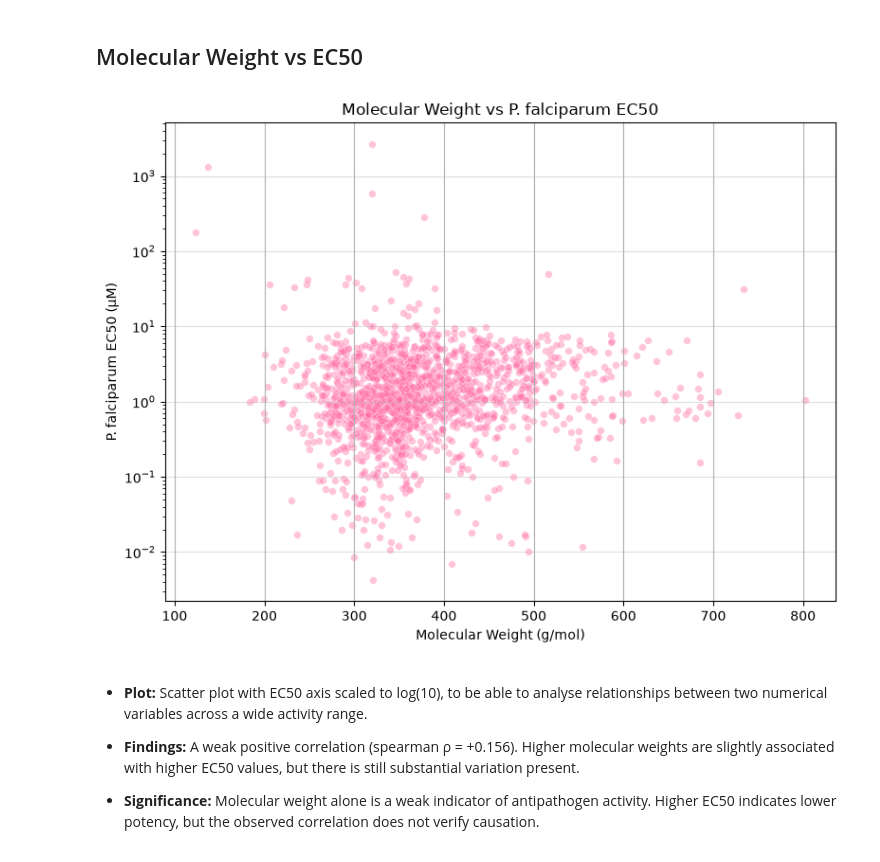
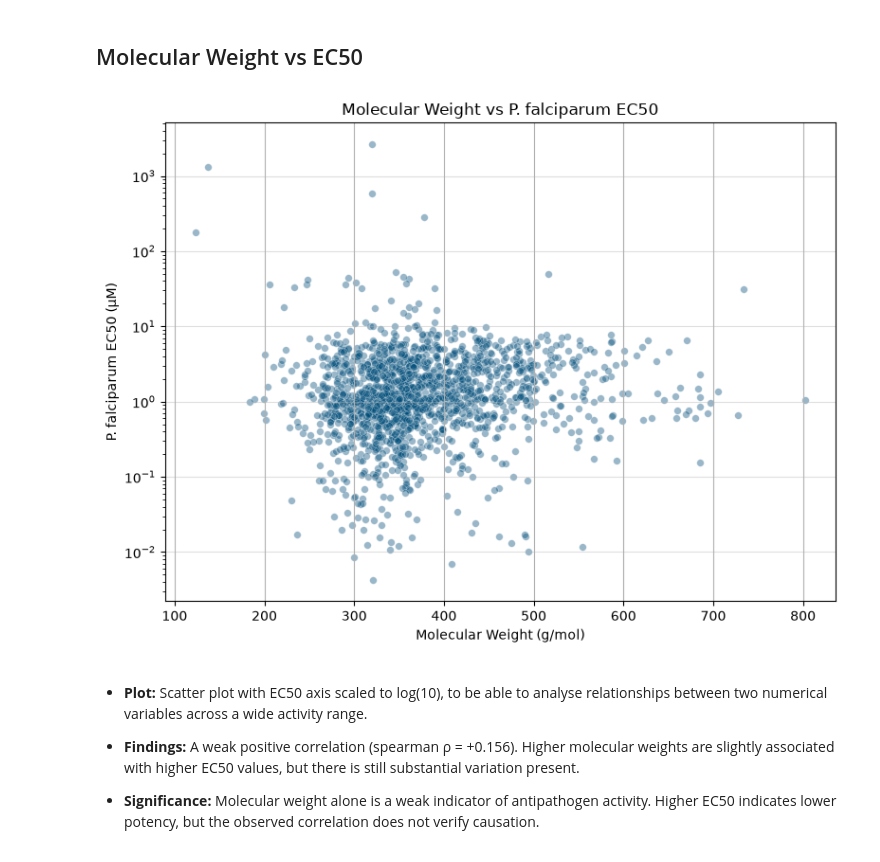
Before and after one commit to claudiagzv/csc1171-project, a Jupyter notebook: notebooks/size_bonding_ec50_activity_relationship.ipynb, the cells around one changed output. Cells and saved outputs as stored; diff of their text form; code cells hidden in the pictures.

Commit message:
colour changes in graph

```diff
--- a/notebooks/size_bonding_ec50_activity_relationship.ipynb
+++ b/notebooks/size_bonding_ec50_activity_relationship.ipynb
@@ -28,27 +28,27 @@ size_h_bonding_df = size_h_bonding_df[size_h_bonding_df['pf_ec50_uM'] > 0 ] # en
 # %%
 molecular_weight_column = size_h_bonding_df['molecular_weight']
 chembl_id_column = size_h_bonding_df['chembl_id']
 activity_column = size_h_bonding_df['pf_ec50_uM']
 
 
 plt.figure(figsize=(8,6))
 sns.scatterplot(x=molecular_weight_column,
                 y=activity_column,
                 alpha=0.4,
                 s=30,
-                color="#FF6BA4")
+                color="#004D7A")
 
 
 plt.yscale('log', base=10)
 plt.xlabel('Molecular Weight (g/mol)')
 plt.ylabel('P. falciparum EC50 (µM)')
 plt.title("Molecular Weight vs P. falciparum EC50")
 plt.grid(axis='y', alpha=0.4)
 plt.grid(True)
 plt.tight_layout()
 plt.show()
 # %% [output]
-[figure, old version]
+[figure, new version]
 # %% [markdown]
 - **Plot:** Scatter plot with EC50 axis scaled to log(10), to be able to analyse relationships between two numerical variables across a wide activity range.
 
```
Also changed, not shown: parts of 1 cell of this notebook.
